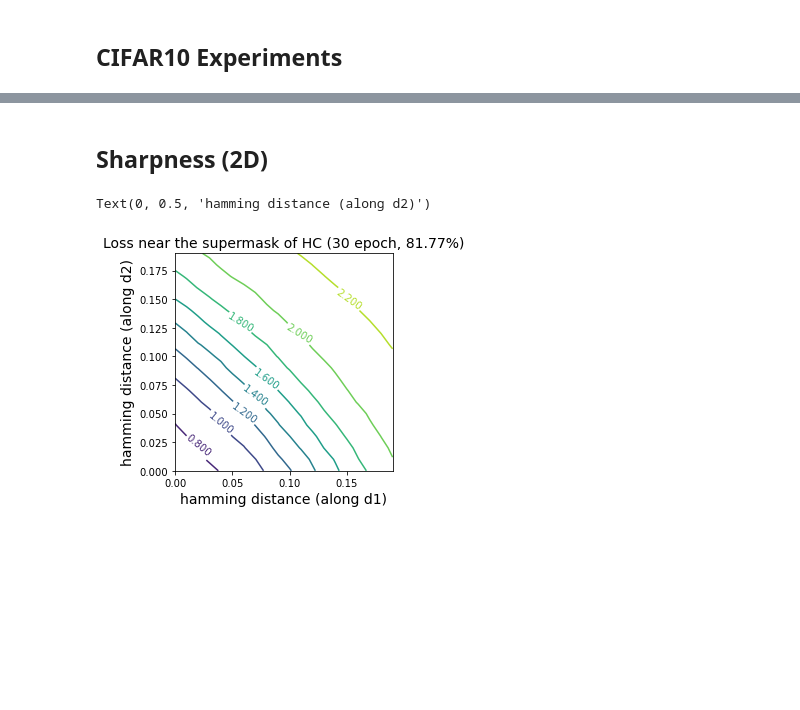
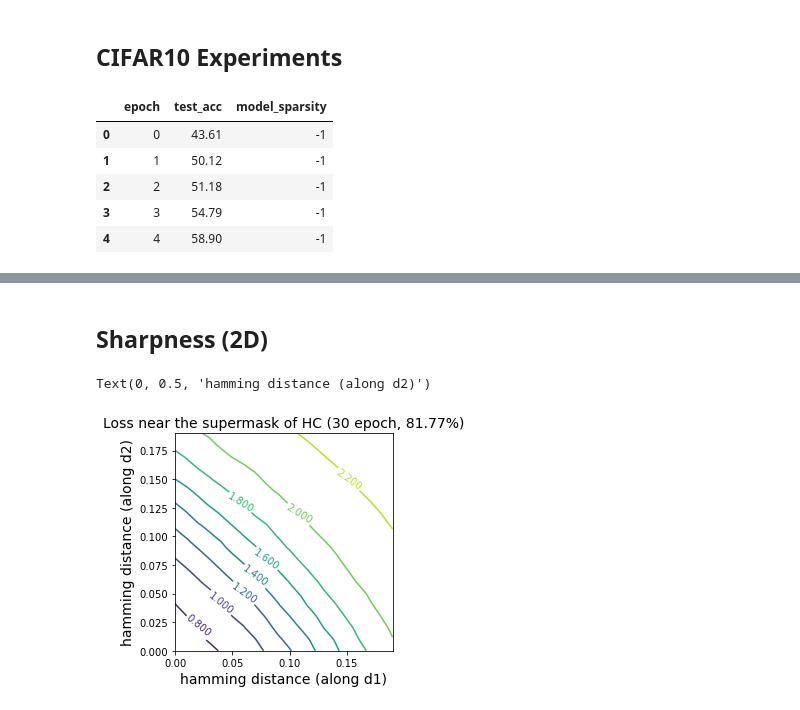
Before and after one commit to ksreenivasan/pruning_is_enough, a Jupyter notebook: plotting_things.ipynb, the cells around one changed output, grey strips where cells are left out. Drawn from its saved outputs; the diff is of its cells as text; code cells hidden in the pictures; blank space fills up the shorter version.

```diff
--- a/plotting_things.ipynb
+++ b/plotting_things.ipynb
@@ -251,14 +251,24 @@ plt.savefig("pruning_sparsity_comparison_mnist.pdf", format='pdf', dpi=600, bbox
 # %%
 # load all the datafiles you want to plot here
 
 df_weight_train = pd.read_csv("results/results_acc_weight_training_CIFAR10_training.csv")
 df_weight_train.columns = ["epoch", "test_acc", "sparsity"]
 df_ep = pd.read_csv("results/results_acc_pruning_CIFAR10_ep_sgd.csv")
 df_ep2 = pd.read_csv("results/results_acc_pruning_CIFAR10_ep_sgd_105.csv")
+df_hc = pd.read_csv("results/results_acc_pruning_CIFAR10_hc.csv")
 
-df_list = [df_weight_train, df_ep, df_ep2]
+
+
+df_list = [df_weight_train, df_ep, df_ep2, df_hc]
 
 df_ep.head() # just to make sure it looks fine
+# %% [output]
+|  | epoch | test_acc | model_sparsity |
+| 0 | 0 | 43.61 | -1 |
+| 1 | 1 | 50.12 | -1 |
+| 2 | 2 | 51.18 | -1 |
+| 3 | 3 | 54.79 | -1 |
+| 4 | 4 | 58.90 | -1 |
 # %%
 # increasing this makes the curve smoother but less informative
 SMOOTHING_WINDOW=10
```
Also changed, not shown: parts of 4 cells of this notebook, 1 other file.
